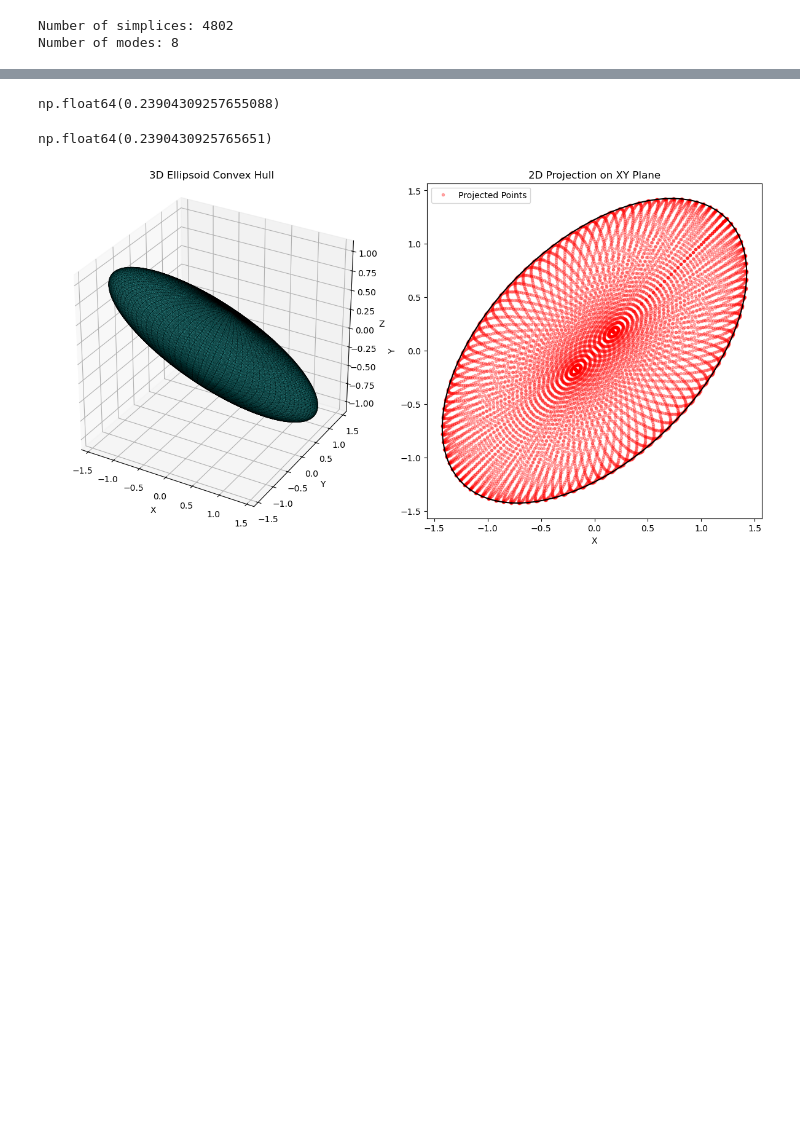
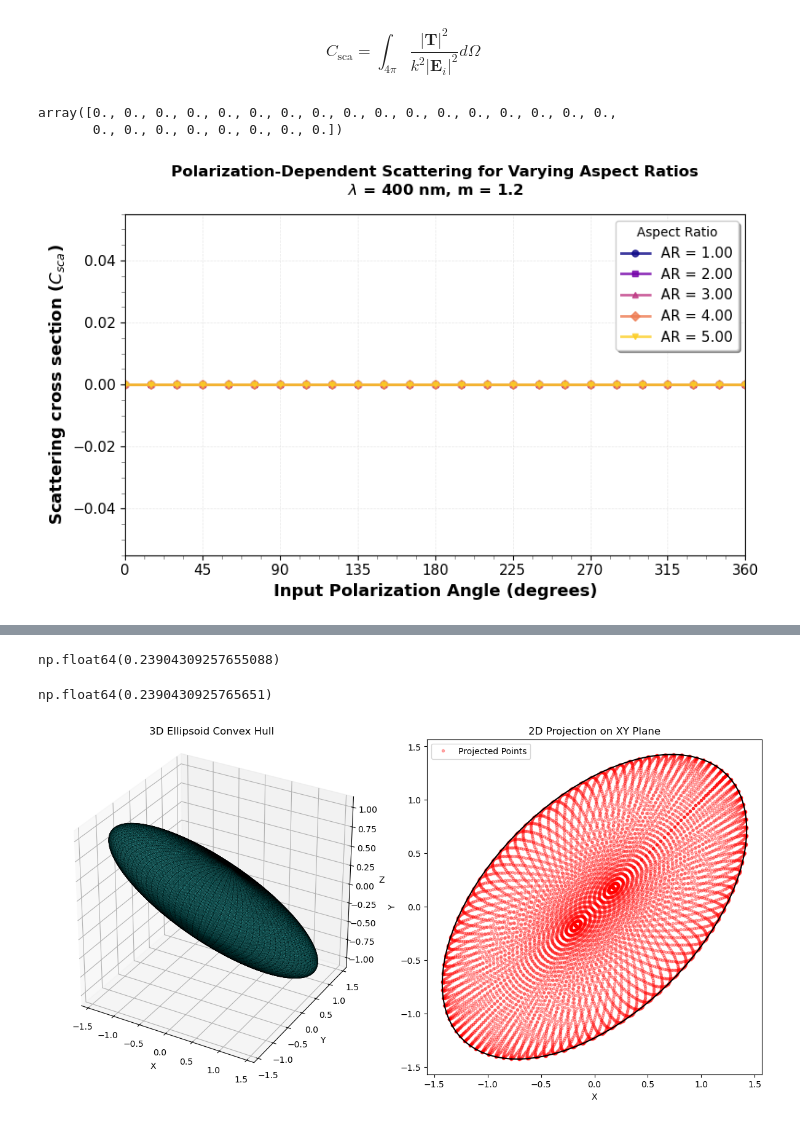
Before and after one commit to Optical-Theory-Group/random-matrix, a Jupyter notebook: T_mat sphere check.ipynb, the cells around one changed output, grey strips where cells are left out. Saved outputs shown, nothing was run; the diff lists cells and outputs as text; code cells hidden in the pictures; blank space fills up the shorter version.

```diff
--- a/T_mat sphere check.ipynb
+++ b/T_mat sphere check.ipynb
@@ -7,0 +19,22 @@ import math
+# %%
+wavelength1 = 400e-9
+k1 = (2 * np.pi) / wavelength1
+m = 1.2 # Relative refractive Index
+k2 = m * k1
+# sampling incident field
+n=100
+theta_i = 0 * np.ones((100))
+phi_i = 0* np.ones((101))
+theta_grid_i, phi_grid_i = np.meshgrid(theta_i, phi_i)
+# sampling scattered field
+theta_s = np.linspace(0, np.pi, n)
+phi_s = np.linspace(0, 2 * np.pi, n + 1)
+# theta = 0 * np.ones((100))
+# phi = 0* np.ones((101))
+theta_grid, phi_grid = np.meshgrid(theta_s,phi_s)
+radius = 2 / k1
+d_theta = np.pi / (n - 1)
+d_phi = np.pi / (n)
+n_multipole = 2
+# %% [markdown]
+$$C_{\text{sca}} = \int_{4\pi} \frac{|\mathbf{T}|^2}{k^2 |\mathbf{E}_i|^2} d\Omega$$
@@ -7,0 +63,48 @@ import math
+# %%
+Csca[0]/(np.pi*radius**2)
+# %% [output]
+array([0., 0., 0., 0., 0., 0., 0., 0., 0., 0., 0., 0., 0., 0., 0., 0., 0.,
+       0., 0., 0., 0., 0., 0., 0., 0.])
+# %%
+# Create a single, publication-quality plot
+fig, ax = plt.subplots(figsize=(8, 5))
+
+x_deg = input_polarisation * 180 / np.pi
+colors = plt.cm.plasma(np.linspace(0, 0.9, 5))
+markers = ['o', 's', '^', 'D', 'v']
+
+# Plot all aspect ratios on the same axes
+for i in range(5):
+    ax.plot(x_deg, Csca[i],
+            marker=markers[i],
+            markersize=5,
+            linewidth=2,
+            color=colors[i],
+            label=f'AR = {aspect_ratio[i*2]:.2f}',
+            alpha=0.8)
+
+# Formatting
+ax.set_xlabel('Input Polarization Angle (degrees)', fontsize=13, fontweight='bold')
+ax.set_ylabel('Scattering cross section ($C_{sca}$)', fontsize=13, fontweight='bold')
+ax.set_title('Polarization-Dependent Scattering for Varying Aspect Ratios\n$\\lambda$ = 400 nm, m = 1.2',
+             fontsize=12, fontweight='bold', pad=15)
+
+# Grid and legend
+ax.grid(True, alpha=0.3, linestyle='--', linewidth=0.5)
+ax.legend(loc='best', frameon=True, shadow=True, fontsize=11, title='Aspect Ratio')
+
+# Format axes
+ax.set_xlim([0, 360])
+ax.set_xticks(np.arange(0, 361, 45))
+ax.tick_params(axis='both', which='major', labelsize=11)
+# ax.ticklabel_format(style='plain', axis='y', useOffset=False)
+
+# Add minor ticks
+ax.minorticks_on()
+ax.tick_params(which='minor', length=3, color='gray')
+
+plt.tight_layout()
+# plt.savefig('C_sca z stretched ellipse .png', dpi=300)
+plt.show()
+# %% [output]
+[figure, added]
@@ -12,9 +247,3 @@ k1 = (2 * np.pi) / wavelength1
 m = 1.2 # Relative refractive Index
 k2 = m * k1
 n_max = 2
-hull_uniform = isotropic_tmatrix.create_hull_uniform(2, k1)
-
-T_uniform= isotropic_tmatrix.get_T(hull_uniform,  k1, k2, n_max)
-# %% [output]
-Number of simplices: 4802
-Number of modes: 8
```
Also changed, not shown: parts of 23 cells of this notebook, 1 other file.
